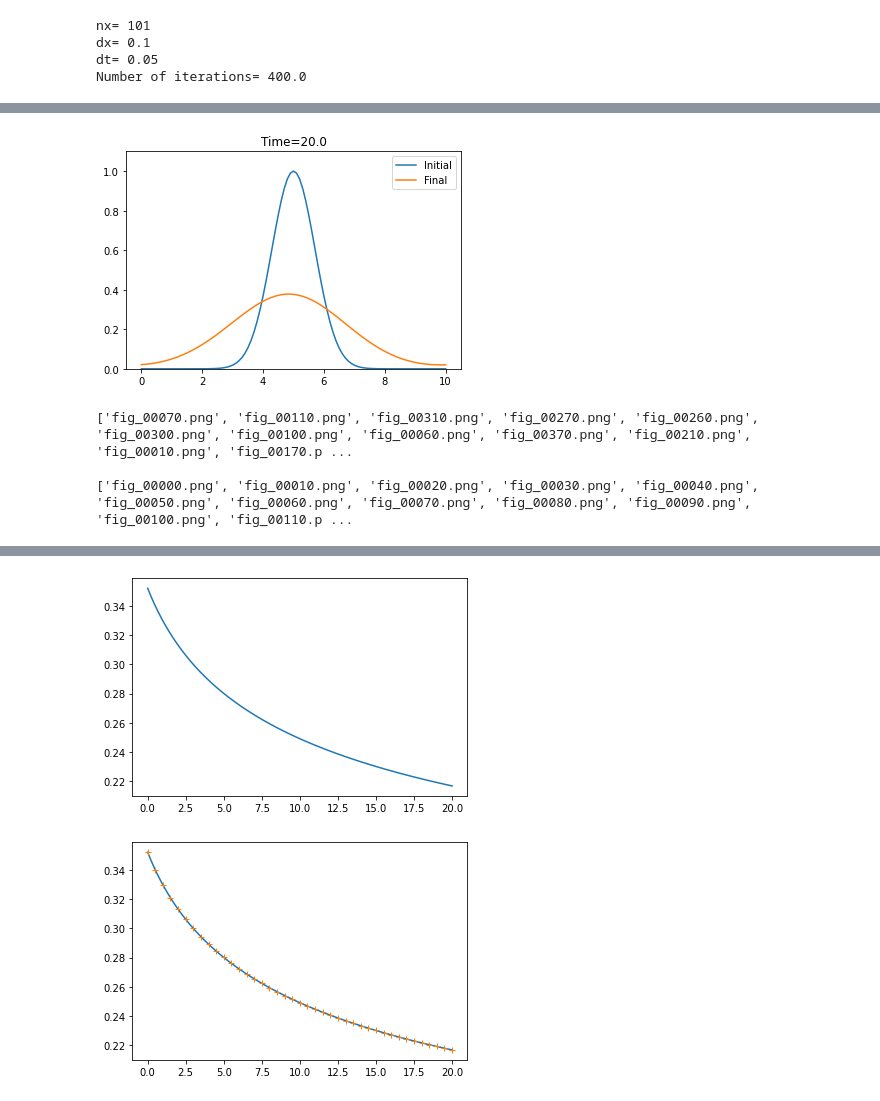
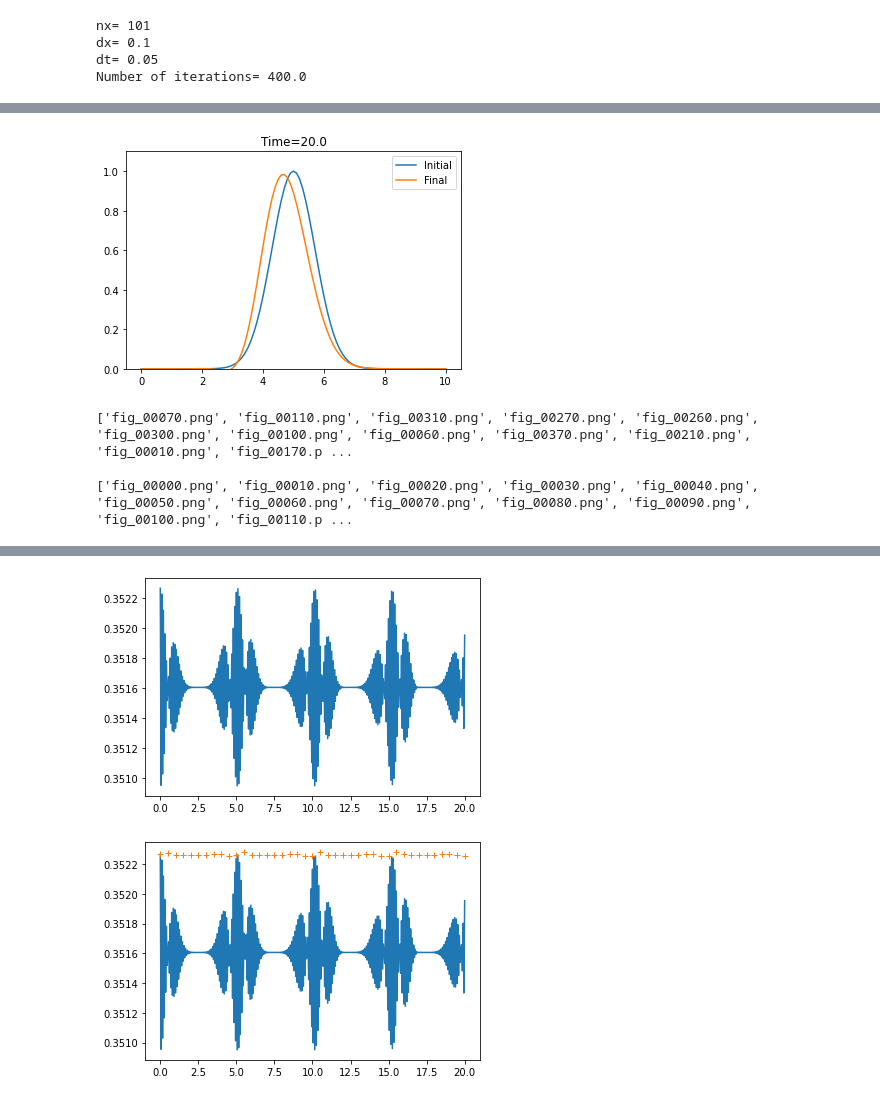
Before and after one commit to olli-e-benji/Numerical-Relativity, a Jupyter notebook: Homework 2/Advection_Equation.ipynb, the cells around one changed output, grey strips where cells are left out. Saved outputs shown, nothing was run; the diff lists cells and outputs as text; code cells hidden in the pictures.

Commit message:
Leapfrog RUN

```diff
--- a/Homework 2/Advection_Equation.ipynb
+++ b/Homework 2/Advection_Equation.ipynb
@@ -85,24 +85,45 @@ while t < t_final:
     # Note: np.roll(u_current, -1) is equivalent to u(j+1) and
     #       np.roll(u_current,  1) is equivalent to u(j-1)
     # using np.roll is equivalent to use periodic boundary conditions
-    u_next = u_current - a*dt/(2*dx)*(np.roll(u_current, -1) - np.roll(u_current, 1))    #FTCS Method
+
 
     #METHODS
-    #'''
+
+    #FTCS
+    #u_next = u_current - a*dt/(2*dx)*(np.roll(u_current, -1) - np.roll(u_current, 1))
+
+
     #Lax-Friedrichs
-    u_next = 0.5 * (np.roll(u_current, 1) + np.roll(u_current, -1)) - a * 0.5 * (dt/dx) * (np.roll(u_current, -1) - np.roll(u_current, 1))
-    #'''
+    #u_next = 0.5 * (np.roll(u_current, 1) + np.roll(u_current, -1)) - a * 0.5 * (dt/dx) * (np.roll(u_current, -1) - np.roll(u_current, 1))
+
+
     '''
     #Leapfrog
-    if(t == 0):     #First condition needs to be fixed
-        u_ = 0     #Analytical solution or fetched numerically (lax friedricks) -> Zero is just fictuary
-        u_next =    u_previous - (a*dt/dx)*(np.roll(u_current, -1) - np.roll(u_current, 1))
+
+    if(t == 0):
+        #Lax-Friedrichs from 0->1
+        u_next = 0.5 * (np.roll(u_current, 1) + np.roll(u_current, -1)) - a * 0.5 * (dt/dx) * (np.roll(u_current, -1) - np.roll(u_current, 1))
     else:
-        u_next =    u_previous - (a*dt/dx)*(np.roll(u_current, -1) - np.roll(u_current, 1))
-        u_previous = u_current.copy
-    '''
+        #Leapfrog from 1->Final
+        u_next = u_previous - (a*dt/dx)*(np.roll(u_current, -1) - np.roll(u_current, 1))
+    #'''
+
+
+    #'''
+    #Lax-Wendroff
+
+    u_next = u_current - a*dt/(2*dx)*(np.roll(u_current, -1) - np.roll(u_current, 1)) + 0.5 * ((a*dt)/dx)**2 * (np.roll(u_current, -1) -2 * u_current.copy() + np.roll(u_current, 1))
+
+
+    #'''
+
+
+
+
 
     # Update the solution
+    #u_previous = u_current.copy()  #Leapfrog
+
     u_current = u_next.copy()
 
 
@@ -130,7 +151,7 @@ plt.ylim(0,1.1)
 plt.legend()
 plt.show()
 # %% [output]
-[figure, old version]
+[figure, new version]
 # %%
 # set the directory where your images are stored
 directory = "./images/"
@@ -172,12 +193,12 @@ HTML("""
 plt.plot(time,l2norm)
 plt.show()
 # %% [output]
-[figure, old version]
+[figure, new version]
 # %%
 #Compare with data stored
-l2_saved=np.genfromtxt('./l2norm_LAX.dat', comments='#')
+l2_saved=np.genfromtxt('./l2norm_LEAPFROG.dat', comments='#')
 plt.plot(time,l2norm)
 plt.plot(l2_saved[:,0], l2_saved[:,1], '+')
 plt.show()
 # %% [output]
-[figure, old version]
+[figure, new version]
```
Also changed, not shown: parts of 1 cell of this notebook, 42 other files.
